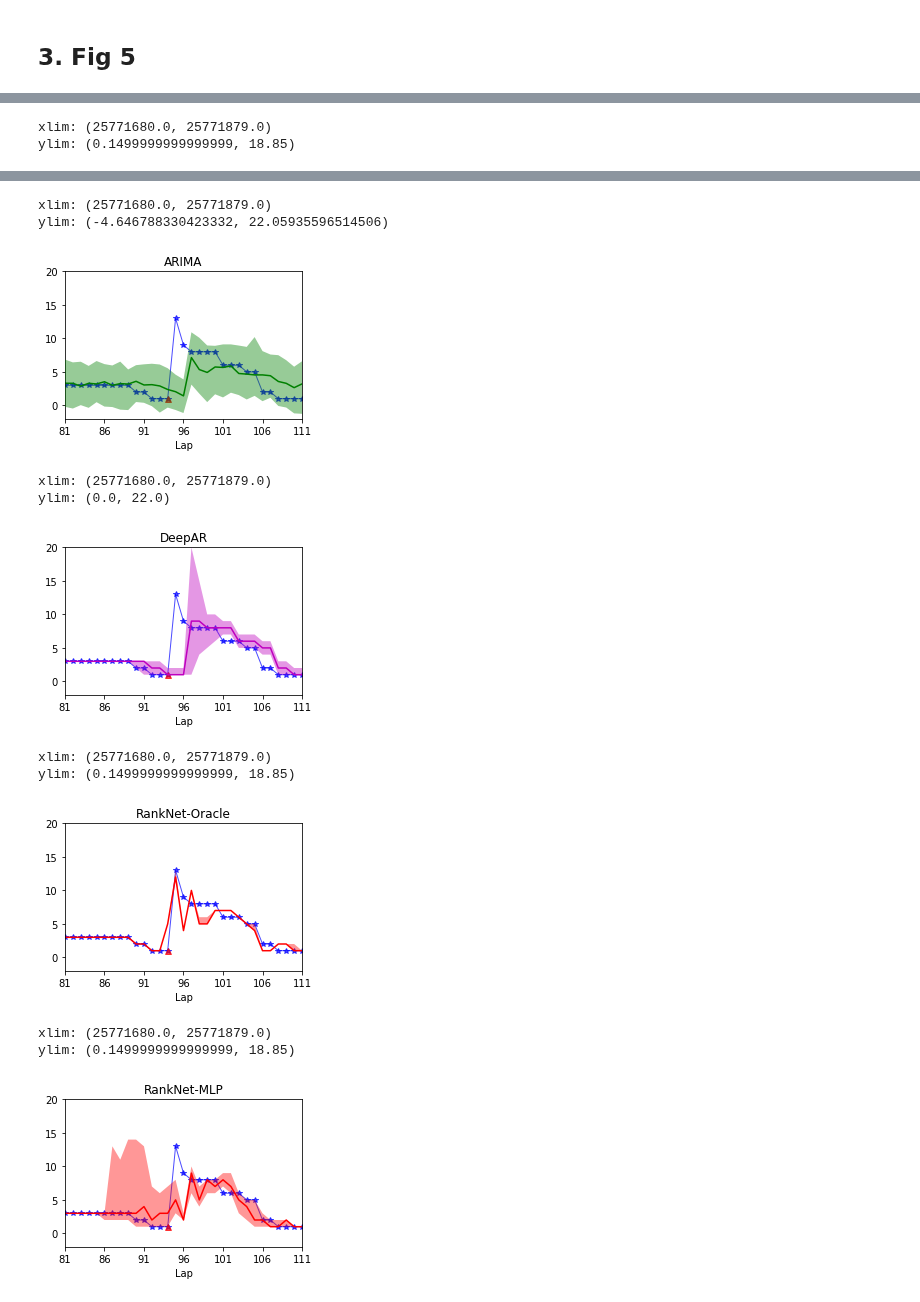
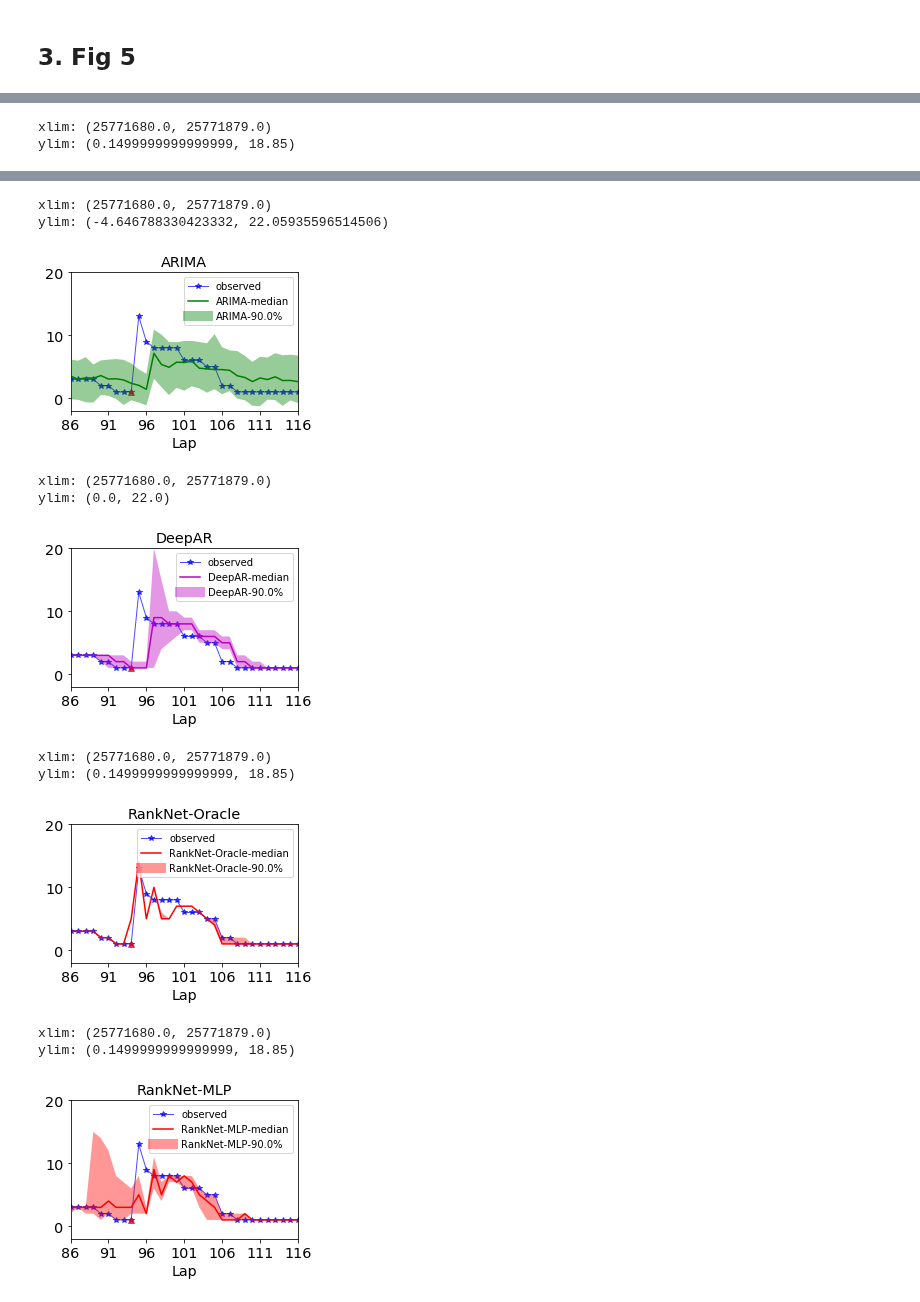
Before and after one commit to DSC-SPIDAL/rankpredictor, a Jupyter notebook: run/22.PaperFinal/notebook/RankNet-QuickTest-PaperFigs.ipynb, the cells around one changed output, grey strips where cells are left out. Drawn from its saved outputs; the diff is of its cells as text; code cells hidden in the pictures.

```diff
--- a/run/22.PaperFinal/notebook/RankNet-QuickTest-PaperFigs.ipynb
+++ b/run/22.PaperFinal/notebook/RankNet-QuickTest-PaperFigs.ipynb
@@ -1183,7 +1207,8 @@ def drawFig5(ts_entry, forecast_entry, outputfile,
                                              color=colors[idx],label=plabels[idx+1], zorder=10)
 
         if drawtitle:
-            ax.set_title(plabels[idx+1])
+            #ax.set_title(plabels[idx+1], fontname="Times New Roman Bold",fontsize=12)
+            ax.set_title(plabels[idx+1], fontname="Times New Roman Bold")
 
         if xscale!=1 or idx==0:
             ax.set_ylabel('Rank')
@@ -1227,8 +1252,8 @@ def drawFig5(ts_entry, forecast_entry, outputfile,
         ax.set_axisbelow(True)
 
         if drawlegend:
-            l=plt.legend(prop={'size': 8},loc='upper left')
-            l.set_zorder(0.6)
+            l=plt.legend(prop={'size': 10},loc='upper right')
+            l.set_zorder(10) #0.6
 
         ax.plot(xl+pits[:,0]-1,pits[:,1],'^',color='r', label='PitStop', linewidth=2,alpha=0.7, zorder=-1)
 
@@ -1240,8 +1265,8 @@ def drawFig5(ts_entry, forecast_entry, outputfile,
             plt.show()
 # %%
 rootdir = 'DrawFigs-Data/fig5/'
-#test_event = 'Indy500-2019'
-config = 'weighted-noinlap-S0LTYP0T-nocate-c60'
+test_event = 'Indy500-2019'
+config = 'weighted-noinlap-S0LTYP0T-nocate-c60-official'
 
 with open('stagedata-Indy500_2013_2019_v9_p0.pickle', 'rb') as f:
     stagedata = pickle.load(f, encoding='latin1')
@@ -1254,11 +1279,11 @@ with open('stagedata-Indy500_2013_2019_v9_p0.pickle', 'rb') as f:
 alldata_ml = loaddata(f'QuickTestOutput/shortterm-long_forecasting-{test_event}-l2-mlmodels-c60.pickle')
 
 #new features of oracle
-modelfile = f'QuickTestOutput/{config}/{test_event}/long_forecasting_dfs_drank_moracle.pickle'
+modelfile = f'QuickTestOutput/{config}/{test_event}/shortterm-long_forecasting_dfs_drank_moracle.pickle'
 alldata_oracle = loaddata(modelfile)
 
 #pitmodel
-modelfile = f'QuickTestOutput/{config}/{test_event}/long_forecasting_dfs_drank_mpitmodel.pickle'
+modelfile = f'QuickTestOutput/{config}/{test_event}/shortterm-long_forecasting_dfs_drank_mpitmodel.pickle'
 alldata_pitmodel = loaddata(modelfile)
 
 #standard
@@ -1278,19 +1303,27 @@ tss_draw2 = [tsss[0],tsss[1],tsss[2],tsss_standard[0], tsss_oracle[-1],tsss_pitm
 target_draw2 = [targets[0],targets[1],targets[2],targets_standard[0], targets_oracle[-1], targets_pitmodel[-1]]
 # %%
 fig5_config = {
-    'normalpit-car12-Indy500-2018':{'xlim_l':80, 'xlim_h':110,'ylim_l':-2, 'ylim_h':20},
+    'normalpit-car12-Indy500-2018':{'xlim_l':85, 'xlim_h':115,'ylim_l':-2, 'ylim_h':20},
     'cautionpit-car12-Indy500-2018':{'xlim_l':40,'xlim_h':70,'ylim_l':-2, 'ylim_h':20},
-    'normalpit-car12-Indy500-2019':{'xlim_l':20, 'xlim_h':50,'ylim_l':-4, 'ylim_h':20},
+    'normalpit-car12-Indy500-2019':{'xlim_l':25, 'xlim_h':55,'ylim_l':-4, 'ylim_h':20},
     'cautionpit-car12-Indy500-2019':{'xlim_l':165,'xlim_h':195,'ylim_l':-4, 'ylim_h':20}
 }
+# %%
+import matplotlib.pylab as pylab
+params = {'legend.fontsize': 'x-large',
+         'axes.labelsize': 'x-large',
+         'axes.titlesize':'x-large',
+         'xtick.labelsize':'x-large',
+         'ytick.labelsize':'x-large'}
+pylab.rcParams.update(params)
 # %%
 drawid = f'normalpit-car{carno}-{test_event}'
 drawFig5(tss_draw2, target_draw2,
                f'{rootdir}/{drawid}',
-                   colors = ['y','c','g','m','r','r'],
+                   colors = ['#f5d12b','c','g','m','r','r'],
                    plabels= ['observed','SVR','RF','ARIMA','DeepAR','RankNet-Oracle','RankNet-MLP'],
                    config=fig5_config[drawid],
-                   showfig = True, drawtitle = True)
+                   showfig = True, drawtitle = True, drawlegend=True)
 # %% [output]
 (array([ 31,  49,  93, 128, 170]),)
 xlim: (25771680.0, 25771879.0)
@@ -1302,15 +1335,15 @@ ylim: (0.1499999999999999, 18.85)
 xlim: (25771680.0, 25771879.0)
 ylim: (-4.646788330423332, 22.05935596514506)
-[figure, old version]
+[figure, new version]
 xlim: (25771680.0, 25771879.0)
 ylim: (0.0, 22.0)
-[figure, old version]
+[figure, new version]
 xlim: (25771680.0, 25771879.0)
 ylim: (0.1499999999999999, 18.85)
-[figure, old version]
+[figure, new version]
 xlim: (25771680.0, 25771879.0)
 ylim: (0.1499999999999999, 18.85)
-[figure, old version]
+[figure, new version]
 # %%
 drawid = f'cautionpit-car{carno}-{test_event}'
 drawFig5(tss_draw2, target_draw2,
```
Also changed, not shown: parts of 8 cells of this notebook, 17 other files.
